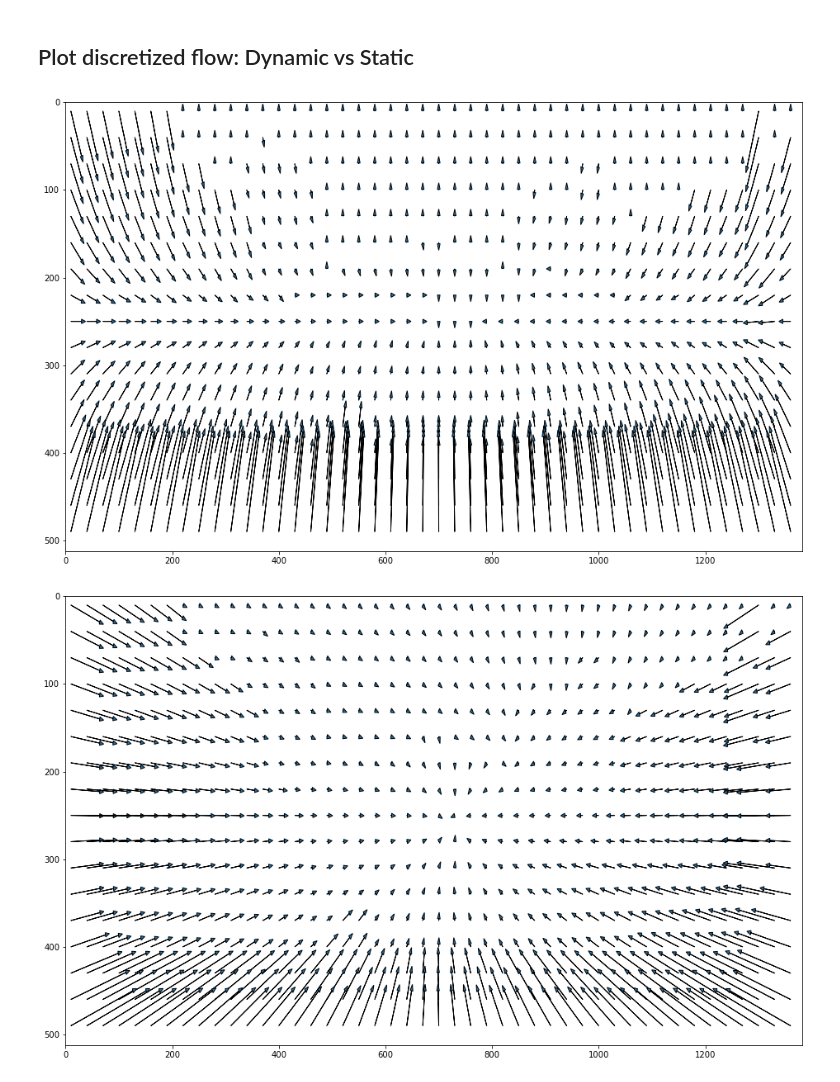
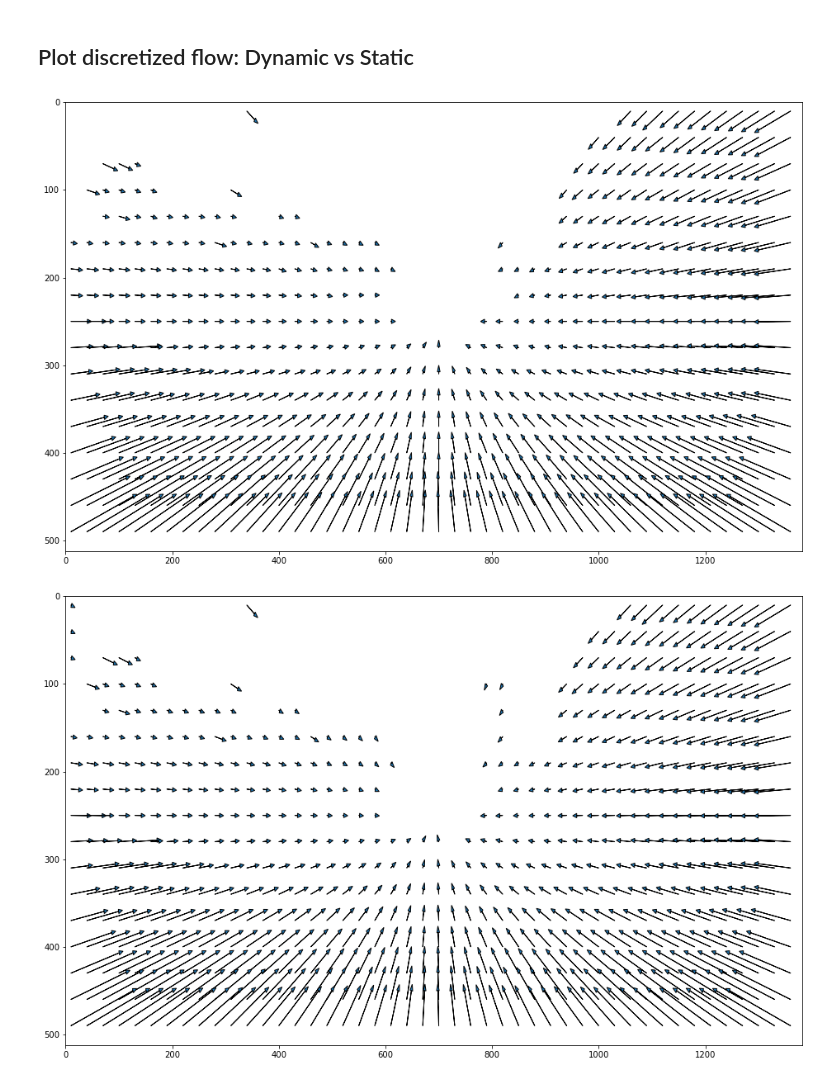
Before and after one commit to jonasdieker/motion_segmentation, a Jupyter notebook: unsupervised/static_scene_flow.ipynb, the cells around one changed output. Cells and saved outputs as stored; diff of their text form; code cells hidden in the pictures.

```diff
--- a/unsupervised/static_scene_flow.ipynb
+++ b/unsupervised/static_scene_flow.ipynb
@@ -4,6 +4,7 @@
 %matplotlib inline
 
 import numpy as np
+import os
 from numpy.matlib import repmat
 import glob
 import matplotlib.pyplot as plt
@@ -14,7 +15,6 @@ import cv2
 
 def read_depth(depth_file):
     depth = io.imread(depth_file)
-    print(depth.shape)
     depth = depth[:, :, 0] * 1.0 + depth[:, :, 1] * 256.0 + depth[:, :, 2] * (256.0 * 256)
     depth = depth * (1/ (256 * 256 * 256 - 1))
     return depth
@@ -33,12 +33,14 @@ def print_matrix(matrix):
     print("\n")
 
 # data_root = "/storage/remote/atcremers40/motion_seg/datasets/Carla_unsupervised/"
-data_root = "/storage/remote/atcremers40/motion_seg/datasets/Carla_Data_Collection/Depth_Test"
-images = sorted(list(glob.glob(os.path.join(data_root, f"images/*.png"))))
-transformations = sorted(list(glob.glob(os.path.join(data_root, f"transformations/*.json"))))
-depths = sorted(list(glob.glob(os.path.join(data_root, f"depth/raw/*.png"))))
+# data_root = "/storage/remote/atcremers40/motion_seg/datasets/Opt_flow_change"
+# data_root = "/storage/remote/atcremers40/motion_seg/datasets/Carla_Data_Collection/Depth_Test/"
+data_root = "/storage/remote/atcremers40/motion_seg/datasets/Opt_flow_pixel_preprocess"
+images = sorted(list(glob.glob(os.path.join(data_root, f"images/**/*.png"))))
+transformations = sorted(list(glob.glob(os.path.join(data_root, f"transformations/**/*.json"))))
+depths = sorted(list(glob.glob(os.path.join(data_root, f"depth/**/*.png"))))
 first_image_idx = np.random.choice(range(len(images)-1))
-first_image_idx = 58
+first_image_idx = 29
 print(f"first image idx: {first_image_idx} corresponding to: {images[first_image_idx]}")
 offset = 1
 
@@ -218,0 +232,14 @@ vis_flow(backward_static_flow)
+# %%
+backward_dynamic_flow_path = images[first_image_idx+offset].split("/")
+backward_dynamic_flow_path[-3] = "opt_flow"
+backward_dynamic_flow_path = "/".join(backward_dynamic_flow_path)
+backward_dynamic_flow_path = backward_dynamic_flow_path.split(".")[0] + ".pkl"
+print(backward_dynamic_flow_path)
+backward_dynamic_flow = np.load(backward_dynamic_flow_path)
+# convert back to normal, convert to correct
+# backward_dynamic_flow[:, :, 0] /= (backward_dynamic_flow.shape[0] * -0.5)
+# backward_dynamic_flow[:, :, 1] /= (backward_dynamic_flow.shape[1] * 0.5)
+# backward_dynamic_flow[:, :, 0] *= backward_dynamic_flow.shape[1] * -0.5
+# backward_dynamic_flow[:, :, 1] *= backward_dynamic_flow.shape[0] * 0.5
+vis_flow(backward_dynamic_flow)
+plt.imshow(render_optical_flow_data(backward_dynamic_flow))
@@ -219,24 +250,25 @@ vis_flow(backward_static_flow)
 # %% [markdown]
 ## Plot discretized flow: Dynamic vs Static
 # %%
-def plot_sparse_vecs(flow):
+def plot_sparse_vecs(flow, sparseness=30, cutoff=1):
     #Visualization of flow vectors
     fig = plt.figure(figsize = (16,10))
     # plt.xlim(0,512)
     plt.xlim(0,1382)
     plt.ylim(0,512)
     plt.gca().invert_yaxis()
 
-    disc_step = 30
+    disc_step = sparseness
     of_offset = 10
 
     for i in range(of_offset, flow.shape[0]-of_offset, disc_step):
         for j in range(of_offset,flow.shape[1]-of_offset, disc_step):
-            plt.arrow(j,i,flow[i,j,0], flow[i,j,1], head_width=5)
+            if np.linalg.norm(flow[i,j,:]) > cutoff:
+                plt.arrow(j,i,flow[i,j,0], flow[i,j,1], head_width=5)
     fig.show()
 
-plot_sparse_vecs(backward_static_flow)
+plot_sparse_vecs(backward_dynamic_flow)
 plot_sparse_vecs(flow)
 # %% [output]
-[figure, old version]
+[figure, new version]
-[figure, old version]
+[figure, new version]
```
Also changed, not shown: parts of 8 cells of this notebook.
